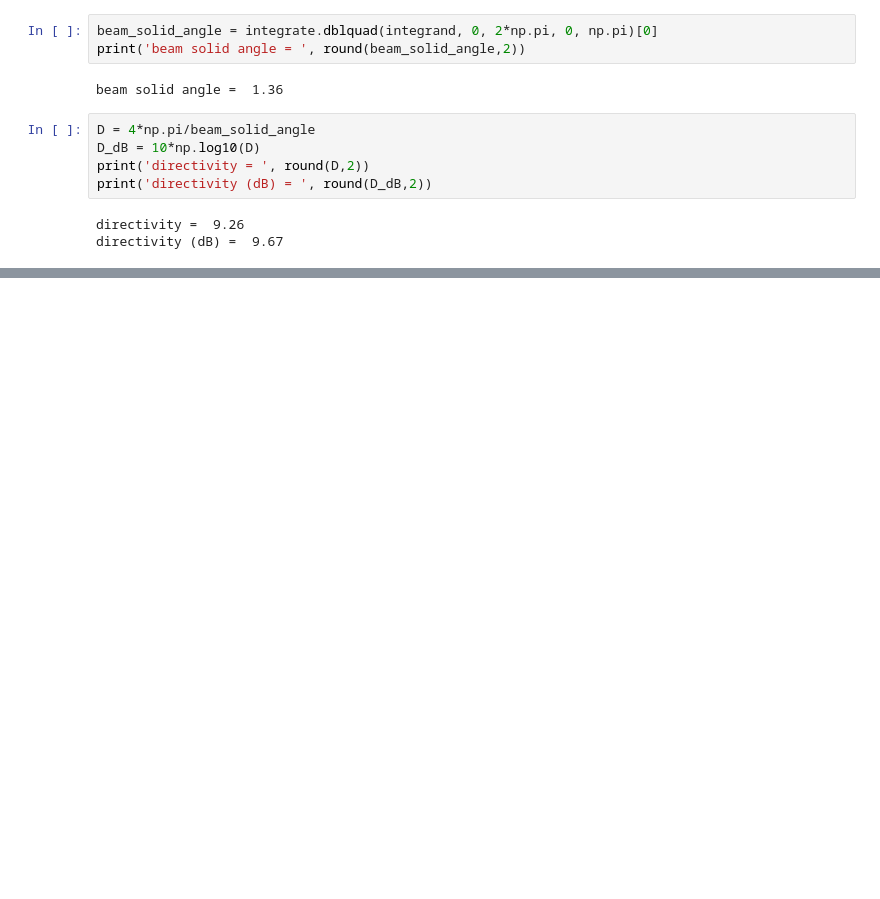
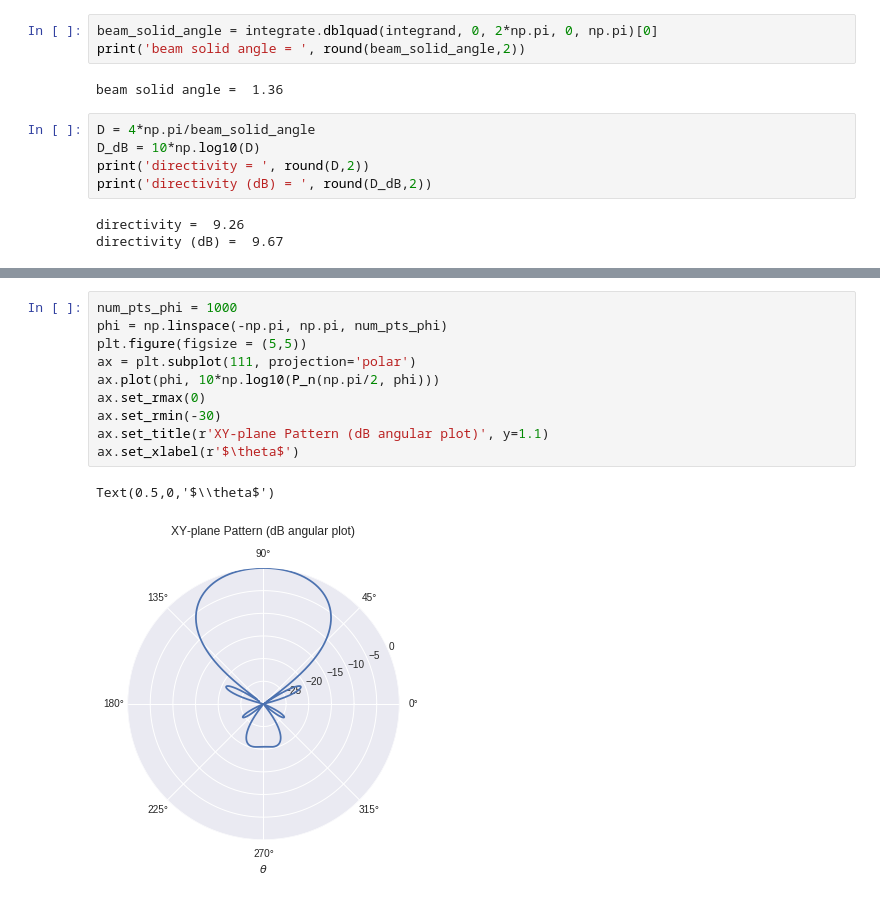
Before and after one commit to Zhaoxin-Hu/ECE222A, a Jupyter notebook: Homework_4.ipynb, the cells around one changed output, grey strips where cells are left out. Saved outputs shown, nothing was run; the diff lists cells and outputs as text; blank space fills up the shorter version.

```diff
--- a/Homework_4.ipynb
+++ b/Homework_4.ipynb
@@ -135,0 +202,13 @@ directivity (dB) =  9.67
+# %%
+num_pts_phi = 1000
+phi = np.linspace(-np.pi, np.pi, num_pts_phi)
+plt.figure(figsize = (5,5))
+ax = plt.subplot(111, projection='polar')
+ax.plot(phi, 10*np.log10(P_n(np.pi/2, phi)))
+ax.set_rmax(0)
+ax.set_rmin(-30)
+ax.set_title(r'XY-plane Pattern (dB angular plot)', y=1.1)
+ax.set_xlabel(r'$\theta$')
+# %% [output]
+Text(0.5,0,'$\\theta$')
+[figure, added]
```
Also changed, not shown: parts of 11 cells of this notebook.
